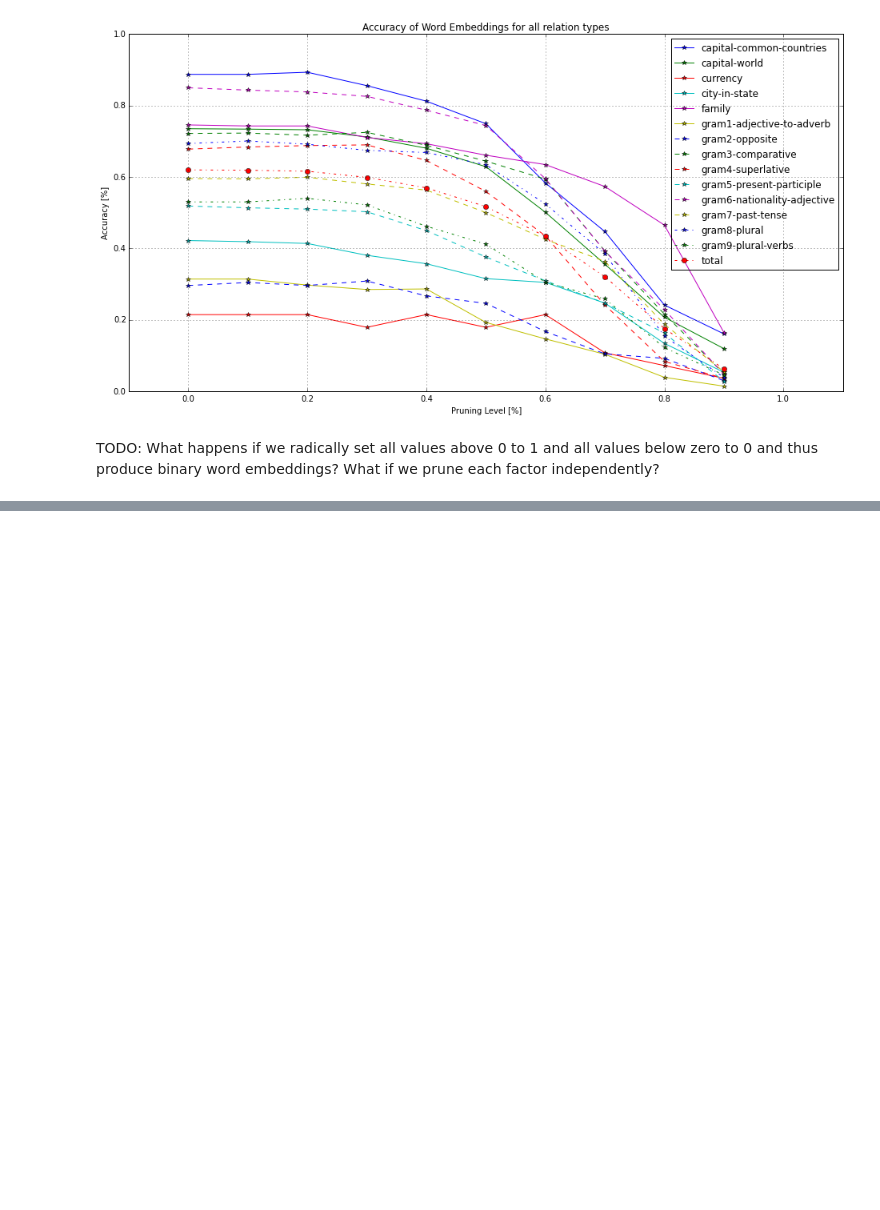
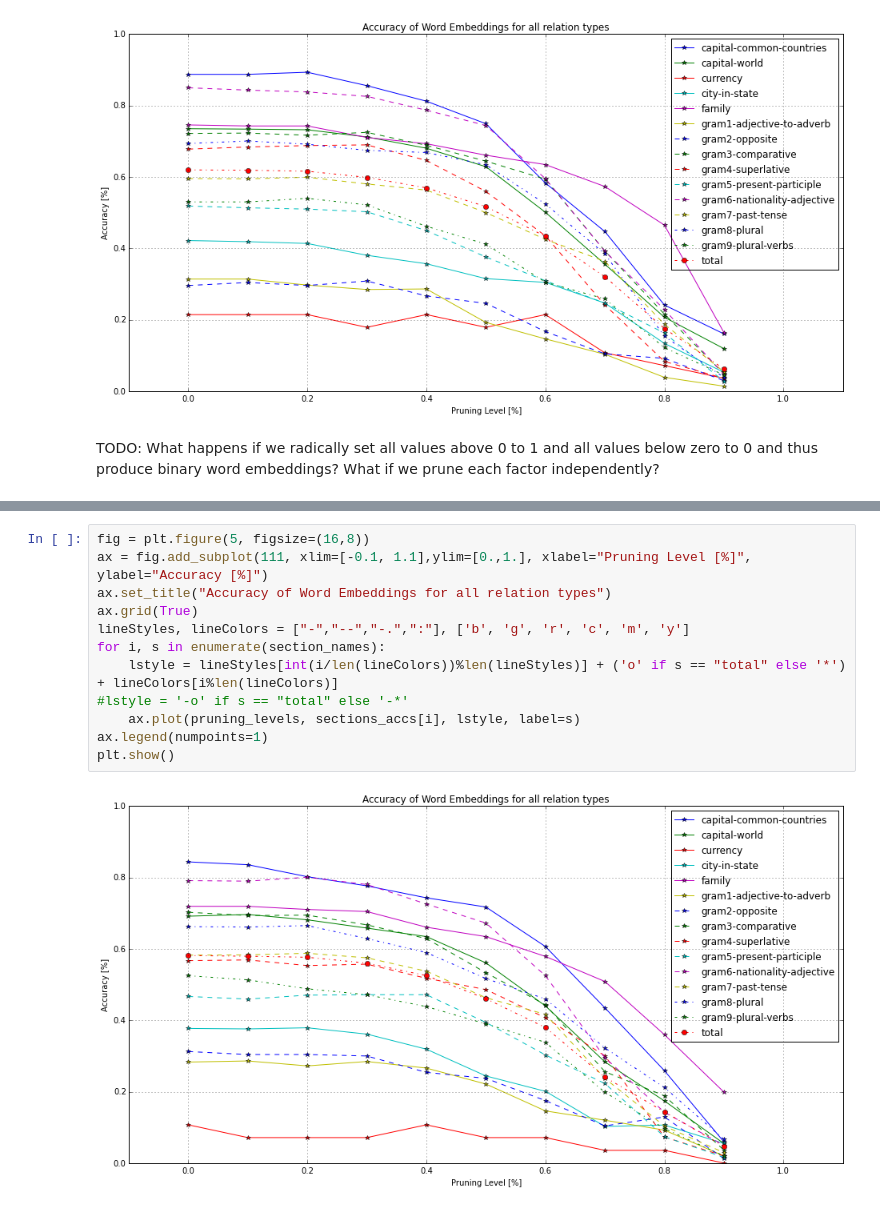
Before and after one commit to molybdaen/word2bit, a Jupyter notebook: ipynb/W2V Embeddings.ipynb, the cells around one changed output, grey strips where cells are left out. Cells and saved outputs as stored; diff of their text form; blank space fills up the shorter version.

```diff
--- a/ipynb/W2V Embeddings.ipynb
+++ b/ipynb/W2V Embeddings.ipynb
@@ -334,0 +412,13 @@ TODO: What happens if we radically set all values above 0 to 1 and all values be
+# %%
+fig = plt.figure(5, figsize=(16,8))
+ax = fig.add_subplot(111, xlim=[-0.1, 1.1],ylim=[0.,1.], xlabel="Pruning Level [%]", ylabel="Accuracy [%]")
+ax.set_title("Accuracy of Word Embeddings for all relation types")
+ax.grid(True)
+lineStyles, lineColors = ["-","--","-.",":"], ['b', 'g', 'r', 'c', 'm', 'y']
+for i, s in enumerate(section_names):
+    lstyle = lineStyles[int(i/len(lineColors))%len(lineStyles)] + ('o' if s == "total" else '*') + lineColors[i%len(lineColors)]                                                                          #lstyle = '-o' if s == "total" else '-*'
+    ax.plot(pruning_levels, sections_accs[i], lstyle, label=s)
+ax.legend(numpoints=1)
+plt.show()
+# %% [output]
+[figure, added]
```
Also changed, not shown: parts of 1 cell of this notebook.
